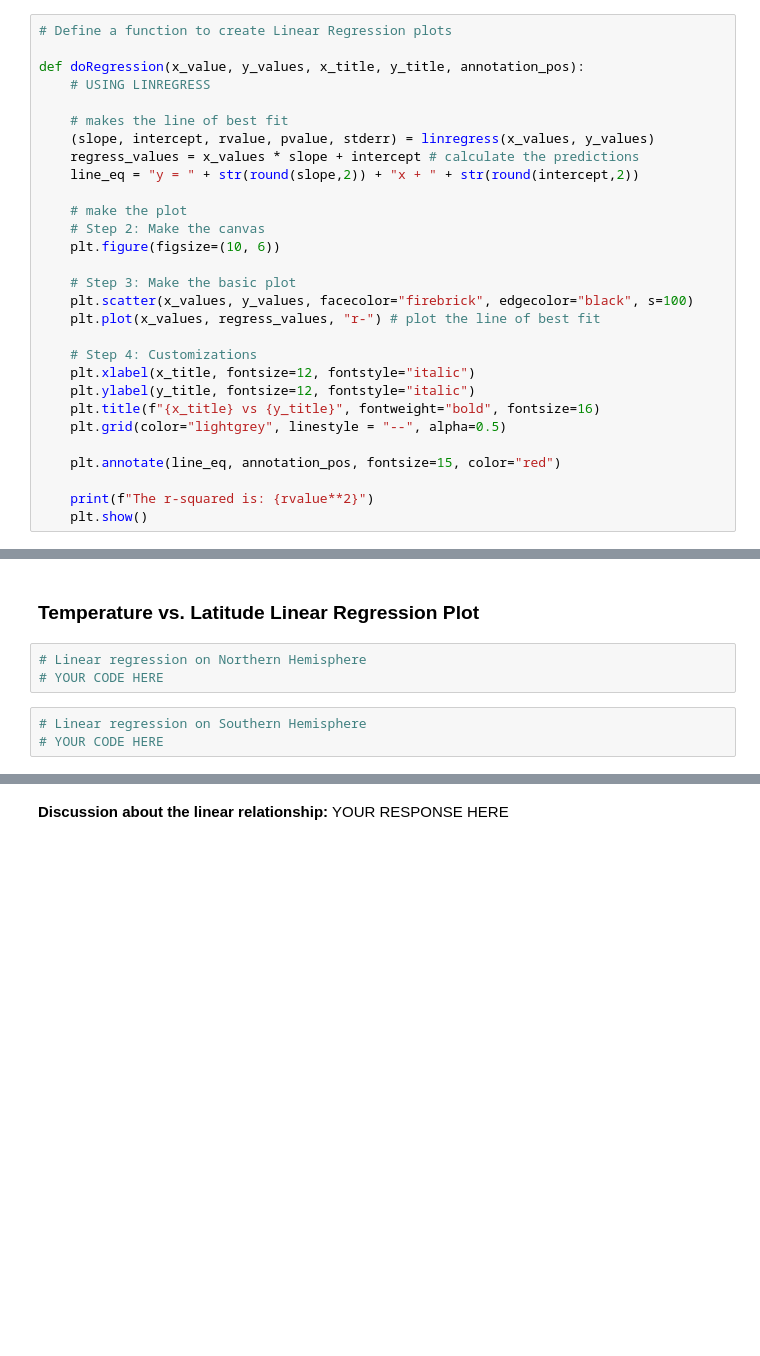
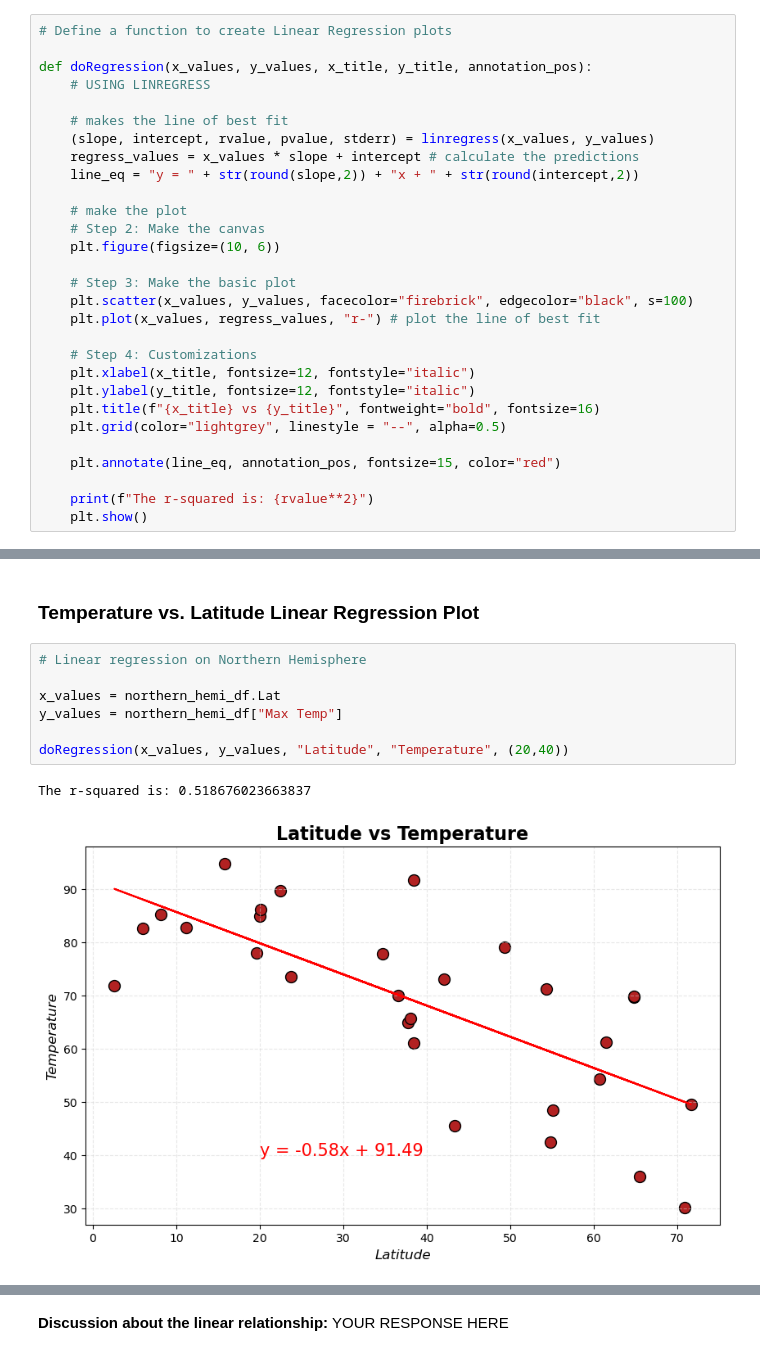
Before and after one commit to ajmonte0920/06_da_jun2024_hw_6_python-api-challenge, a Jupyter notebook: WeatherPy/WeatherPy.ipynb, the cells around one changed output, grey strips where cells are left out. Saved outputs shown, nothing was run; the diff lists cells and outputs as text; blank space fills up the shorter version.

```diff
--- a/WeatherPy/WeatherPy.ipynb
+++ b/WeatherPy/WeatherPy.ipynb
@@ -349,7 +349,7 @@ plt.show()
 # %%
 # Define a function to create Linear Regression plots
 
-def doRegression(x_value, y_values, x_title, y_title, annotation_pos):
+def doRegression(x_values, y_values, x_title, y_title, annotation_pos):
     # USING LINREGRESS
 
     # makes the line of best fit
@@ -405,9 +405,13 @@ southern_hemi_df.head()
 | 18 | bredasdorp | -34.5322 | 20.0403 | 59.86 | 90.0 | 100.0 | 12.26 | ZA | 1.717560e+09 |
 # %% [markdown]
 ###  Temperature vs. Latitude Linear Regression Plot
-# %%
-# Linear regression on Northern Hemisphere
-# YOUR CODE HERE
-# %%
-# Linear regression on Southern Hemisphere
-# YOUR CODE HERE
+# %%
+# Linear regression on Northern Hemisphere
+
+x_values = northern_hemi_df.Lat
+y_values = northern_hemi_df["Max Temp"]
+
+doRegression(x_values, y_values, "Latitude", "Temperature", (20,40))
+# %% [output]
+The r-squared is: 0.518676023663837
+[figure, added]
```
Also changed, not shown: parts of 1 cell of this notebook.
